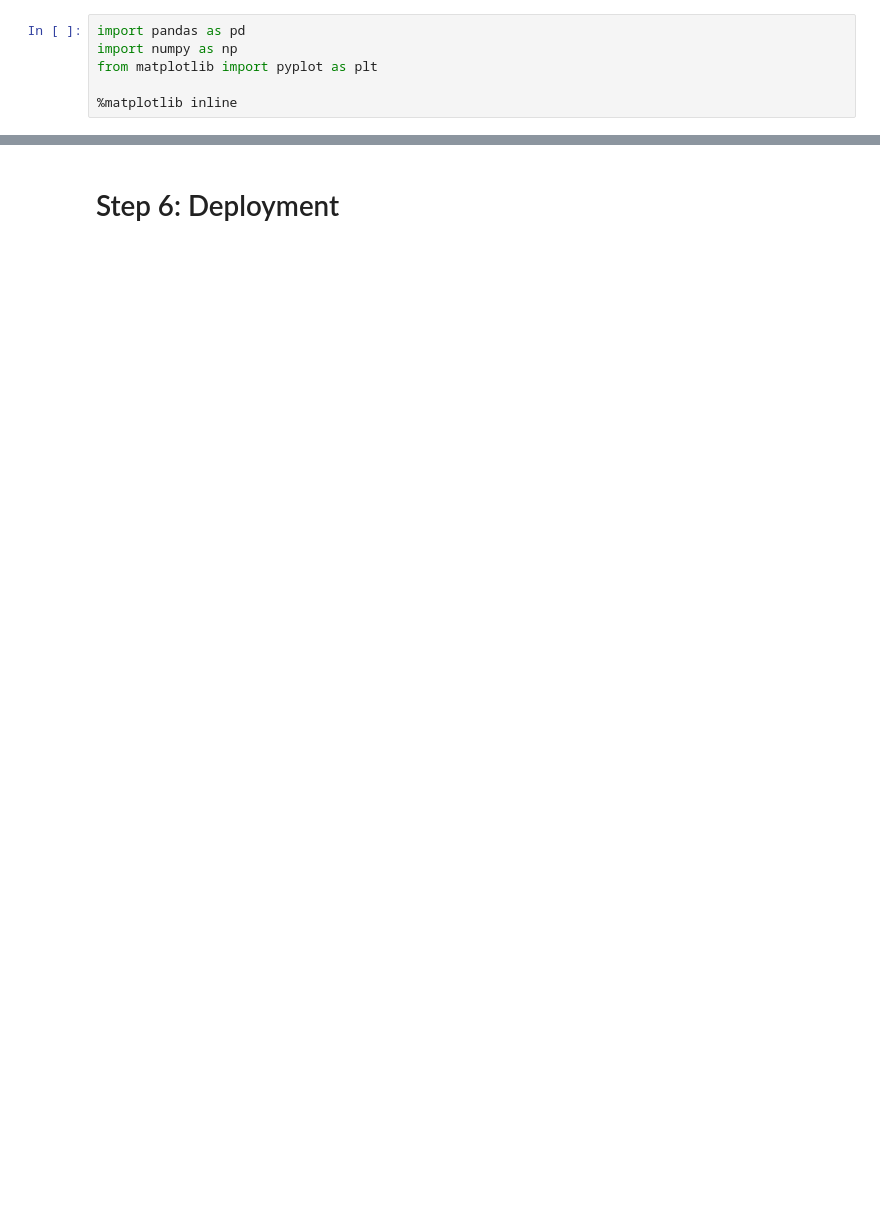
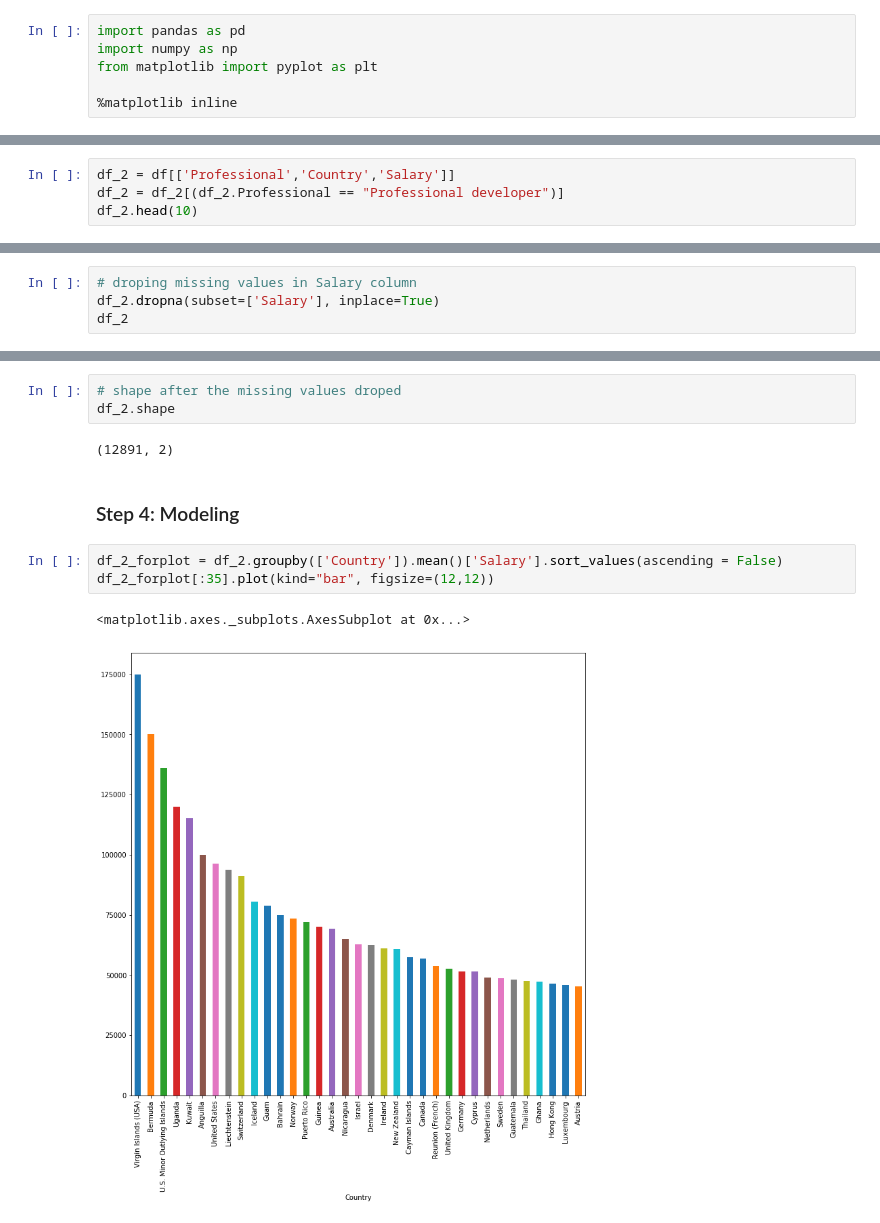
Before and after one commit to maryamghamdi/Write-A-Data-Science-Blog-Post, a Jupyter notebook: Project 4 Write A Data Science Blog Post.ipynb, the cells around one changed output, grey strips where cells are left out. Saved outputs shown, nothing was run; the diff lists cells and outputs as text; blank space fills up the shorter version.

```diff
--- a/Project 4 Write A Data Science Blog Post.ipynb
+++ b/Project 4 Write A Data Science Blog Post.ipynb
@@ -36,0 +202,4 @@ from matplotlib import pyplot as plt
+# %%
+df_2 = df[['Professional','Country','Salary']]
+df_2 = df_2[(df_2.Professional == "Professional developer")]
+df_2.head(10)
@@ -36,0 +233,4 @@ from matplotlib import pyplot as plt
+# %%
+# droping missing values in Salary column
+df_2.dropna(subset=['Salary'], inplace=True)
+df_2
@@ -37,2 +256,13 @@ from matplotlib import pyplot as plt
+# %%
+# shape after the missing values droped
+df_2.shape
+# %% [output]
+(12891, 2)
 # %% [markdown]
-# Step 6: Deployment
+### Step 4: Modeling
+# %%
+df_2_forplot = df_2.groupby(['Country']).mean()['Salary'].sort_values(ascending = False)
+df_2_forplot[:35].plot(kind="bar", figsize=(12,12))
+# %% [output]
+<matplotlib.axes._subplots.AxesSubplot at 0x...>
+[figure, added]
```
Also changed, not shown: parts of 38 cells of this notebook, 5 other files.
